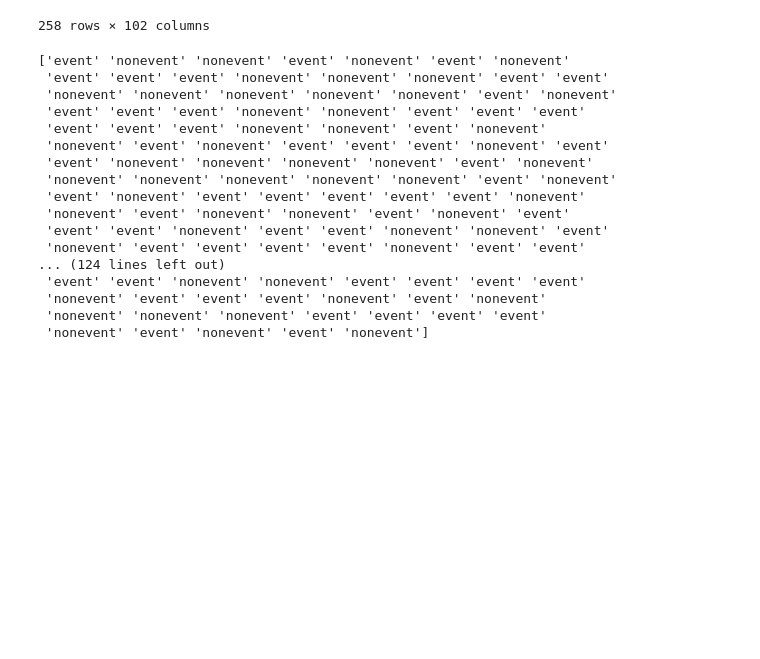
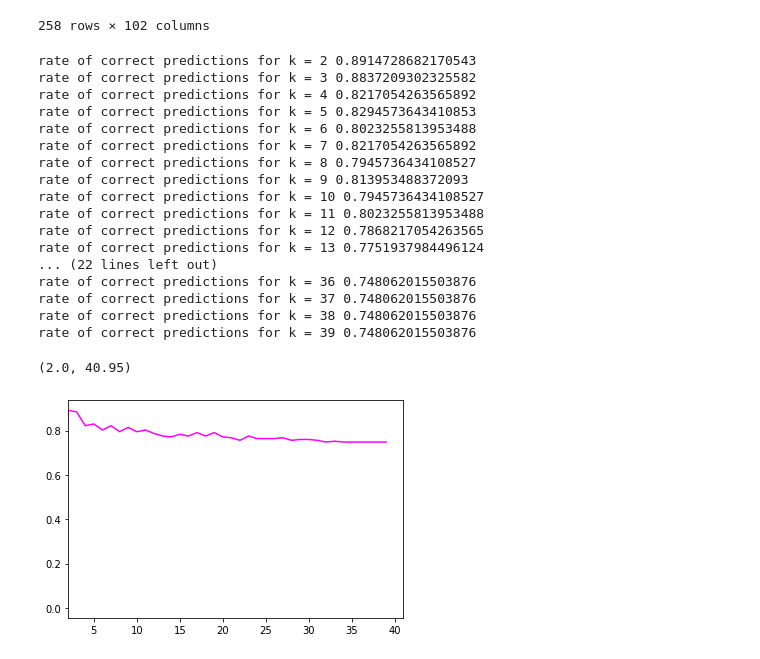
Before and after one commit to williwilliams3/TermProjectIML, a Jupyter notebook: Term_Project_Julia.ipynb, the cells around one changed output. Saved outputs shown, nothing was run; the diff lists cells and outputs as text; code cells hidden in the pictures; blank space fills up the shorter version.

```diff
--- a/Term_Project_Julia.ipynb
+++ b/Term_Project_Julia.ipynb
@@ -55,31 +55,46 @@ npf_test = data_cleaner(npf_test_raw)
 X_test = npf_train.iloc[:,2:]
 y_test = npf_train["class2"]
 # %%
+#this should be done on validation set?
 #run k nearest neighbours
 from sklearn.neighbors import KNeighborsClassifier
+import matplotlib.pyplot as plt
 
-for k in range(1,5):
+pred_rate = np.zeros(40)
+
+for k in range(2,40):
     #run algorithm
     knn = KNeighborsClassifier(n_neighbors=k)
     knn.fit(X_train, y_train)
     #predicted values for class2
     y_predictions = knn.predict(X_test)
-    print(y_predictions)
+    #compare predictions with actual results
+    y_s = np.c_[y_test,y_predictions]
+    correct_ind = np.where(y_s[:,0] == y_s[:,1], 1,0)
+    #% accuracy
+    pred_rate[k] = np.mean(correct_ind)
+    print('rate of correct predictions for k = %i' %k,pred_rate[k])
+
+f, ax = plt.subplots(1)
+plt.plot(pred_rate,color="fuchsia")
+ax.set_xlim(xmin=2)
 # %% [output]
-['event' 'nonevent' 'nonevent' 'event' 'nonevent' 'event' 'nonevent'
- 'event' 'event' 'event' 'nonevent' 'nonevent' 'nonevent' 'event' 'event'
- 'nonevent' 'nonevent' 'nonevent' 'nonevent' 'nonevent' 'event' 'nonevent'
- 'event' 'event' 'event' 'nonevent' 'nonevent' 'event' 'event' 'event'
- 'event' 'event' 'event' 'nonevent' 'nonevent' 'event' 'nonevent'
- 'nonevent' 'event' 'nonevent' 'event' 'event' 'event' 'nonevent' 'event'
- 'event' 'nonevent' 'nonevent' 'nonevent' 'nonevent' 'event' 'nonevent'
- 'nonevent' 'nonevent' 'nonevent' 'nonevent' 'nonevent' 'event' 'nonevent'
- 'event' 'nonevent' 'event' 'event' 'event' 'event' 'event' 'nonevent'
- 'nonevent' 'event' 'nonevent' 'nonevent' 'event' 'nonevent' 'event'
- 'event' 'event' 'nonevent' 'event' 'event' 'nonevent' 'nonevent' 'event'
- 'nonevent' 'event' 'event' 'event' 'event' 'nonevent' 'event' 'event'
-... (124 lines left out)
- 'event' 'event' 'nonevent' 'nonevent' 'event' 'event' 'event' 'event'
- 'nonevent' 'event' 'event' 'event' 'nonevent' 'event' 'nonevent'
- 'nonevent' 'nonevent' 'nonevent' 'event' 'event' 'event' 'event'
- 'nonevent' 'event' 'nonevent' 'event' 'nonevent']
+rate of correct predictions for k = 2 0.8914728682170543
+rate of correct predictions for k = 3 0.8837209302325582
+rate of correct predictions for k = 4 0.8217054263565892
+rate of correct predictions for k = 5 0.8294573643410853
+rate of correct predictions for k = 6 0.8023255813953488
+rate of correct predictions for k = 7 0.8217054263565892
+rate of correct predictions for k = 8 0.7945736434108527
+rate of correct predictions for k = 9 0.813953488372093
+rate of correct predictions for k = 10 0.7945736434108527
+rate of correct predictions for k = 11 0.8023255813953488
+rate of correct predictions for k = 12 0.7868217054263565
+rate of correct predictions for k = 13 0.7751937984496124
+... (22 lines left out)
+rate of correct predictions for k = 36 0.748062015503876
+rate of correct predictions for k = 37 0.748062015503876
+rate of correct predictions for k = 38 0.748062015503876
+rate of correct predictions for k = 39 0.748062015503876
+(2.0, 40.95)
+[figure, added]
```
Also changed, not shown: parts of 1 cell of this notebook.
